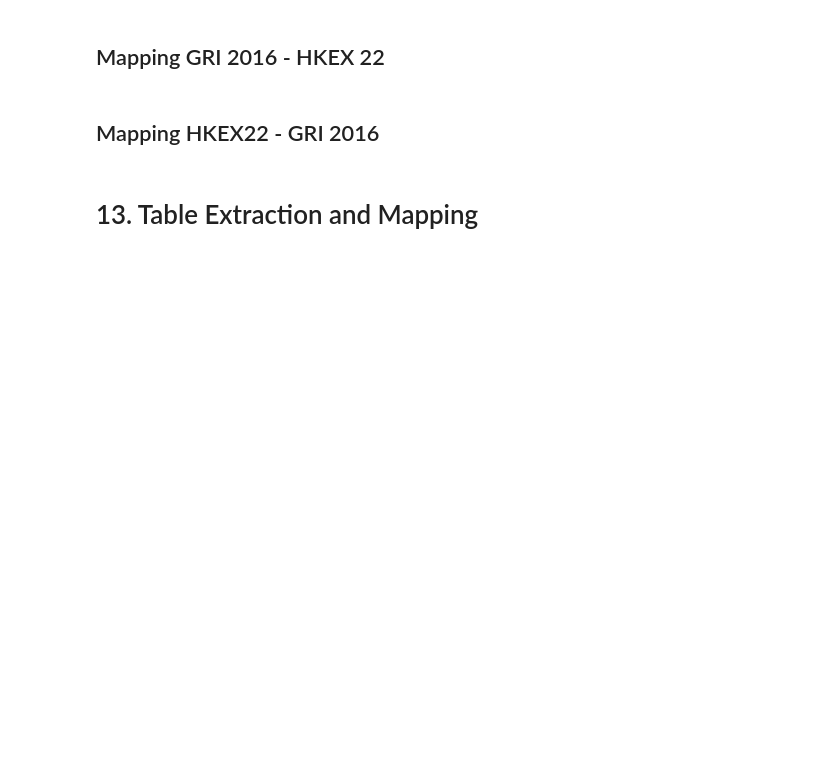
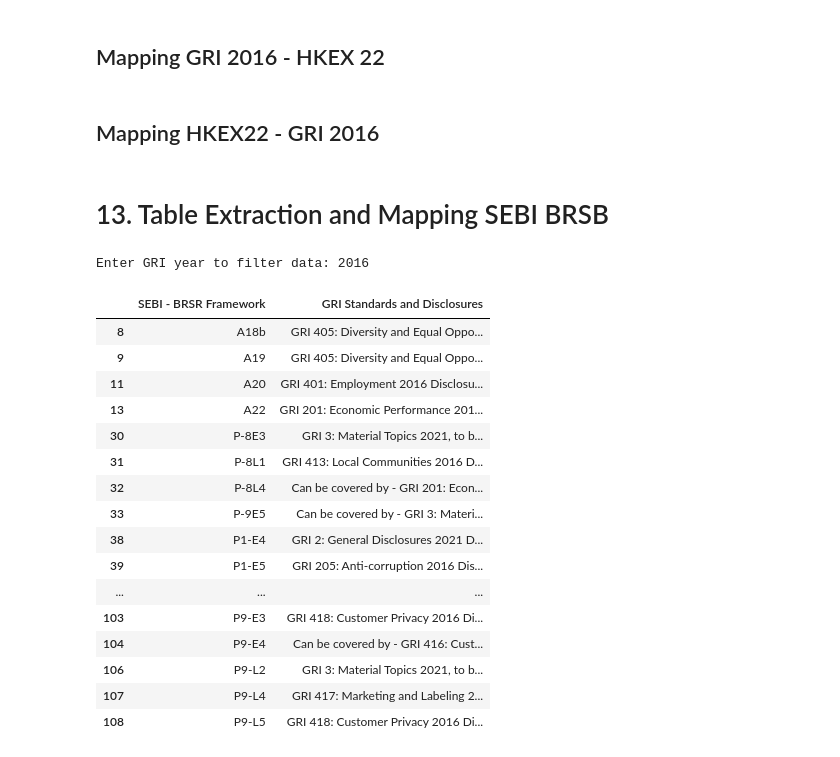
Before and after one commit to jorgesisco/ESG-Frameworks-Mapping, a Jupyter notebook: Script_Notebook.ipynb, the cells around one changed output. Cells and saved outputs as stored; diff of their text form; code cells hidden in the pictures; blank space fills up the shorter version.

Commit message:
still working on SEBI-GRI

```diff
--- a/Script_Notebook.ipynb
+++ b/Script_Notebook.ipynb
@@ -574,4 +558,34 @@ sheet = 'HKEX22'
 mapp = MapLinks2Excel(df, sheet, path_file)
 mapp.mapHKEX22_GRI()
 # %% [markdown]
-# 13. Table Extraction and Mapping
+# 13. Table Extraction and Mapping SEBI BRSB
+# %%
+pdf_path = 'ESG-Frameworks/Mapping-Standards/SEBI-BRSB-GRI/sebi_brsb_gri_linkage_doc.pdf'
+# page_range = list(range(6, 19))
+page_range = [6, 18]
+
+
+tableSEBIGRI = ExtractPDFTables(pdf_path, page_range)
+df = tableSEBIGRI.getTablesGRI_SEBI_GRI()
+# %% [output]
+Enter GRI year to filter data: 2016
+# %%
+df
+# %% [output]
+|  | SEBI - BRSR Framework | GRI Standards and Disclosures |
+| 8 | A18b | GRI 405: Diversity and Equal Oppo... |
+| 9 | A19 | GRI 405: Diversity and Equal Oppo... |
+| 11 | A20 | GRI 401: Employment 2016 Disclosu... |
+| 13 | A22 | GRI 201: Economic Performance 201... |
+| 30 | P-8E3 | GRI 3: Material Topics 2021, to b... |
+| 31 | P-8L1 | GRI 413: Local Communities 2016 D... |
+| 32 | P-8L4 | Can be covered by - GRI 201: Econ... |
+| 33 | P-9E5 | Can be covered by - GRI 3: Materi... |
+| 38 | P1-E4 | GRI 2: General Disclosures 2021 D... |
+| 39 | P1-E5 | GRI 205: Anti-corruption 2016 Dis... |
+| ... | ... | ... |
+| 103 | P9-E3 | GRI 418: Customer Privacy 2016 Di... |
+| 104 | P9-E4 | Can be covered by - GRI 416: Cust... |
+| 106 | P9-L2 | GRI 3: Material Topics 2021, to b... |
+| 107 | P9-L4 | GRI 417: Marketing and Labeling 2... |
+| 108 | P9-L5 | GRI 418: Customer Privacy 2016 Di... |
```
Also changed, not shown: parts of 5 cells of this notebook, 4 other files.
